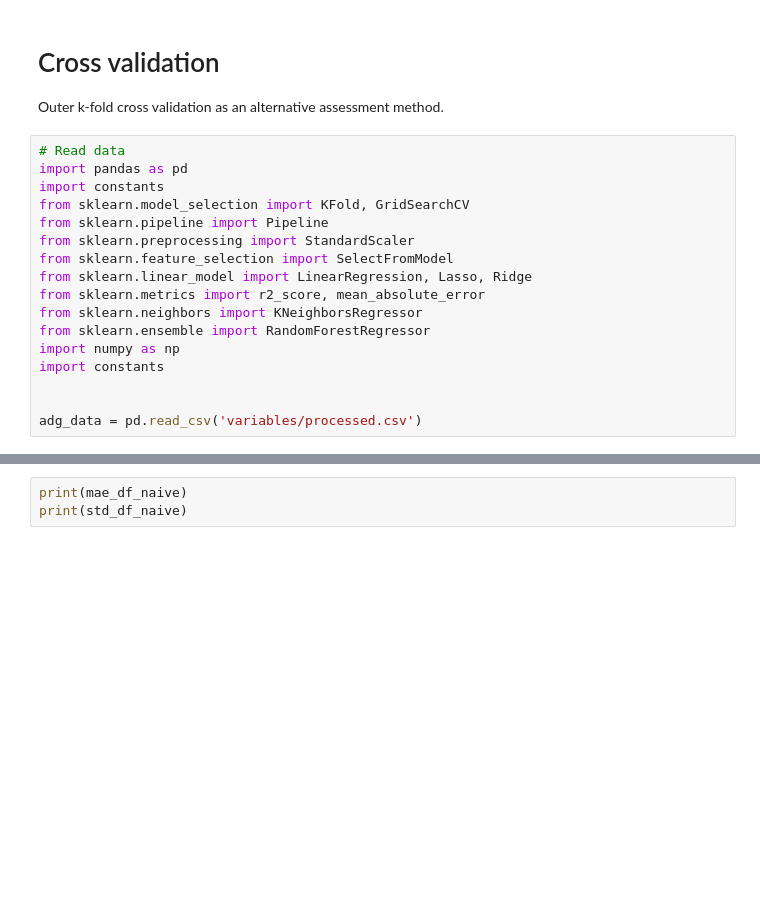
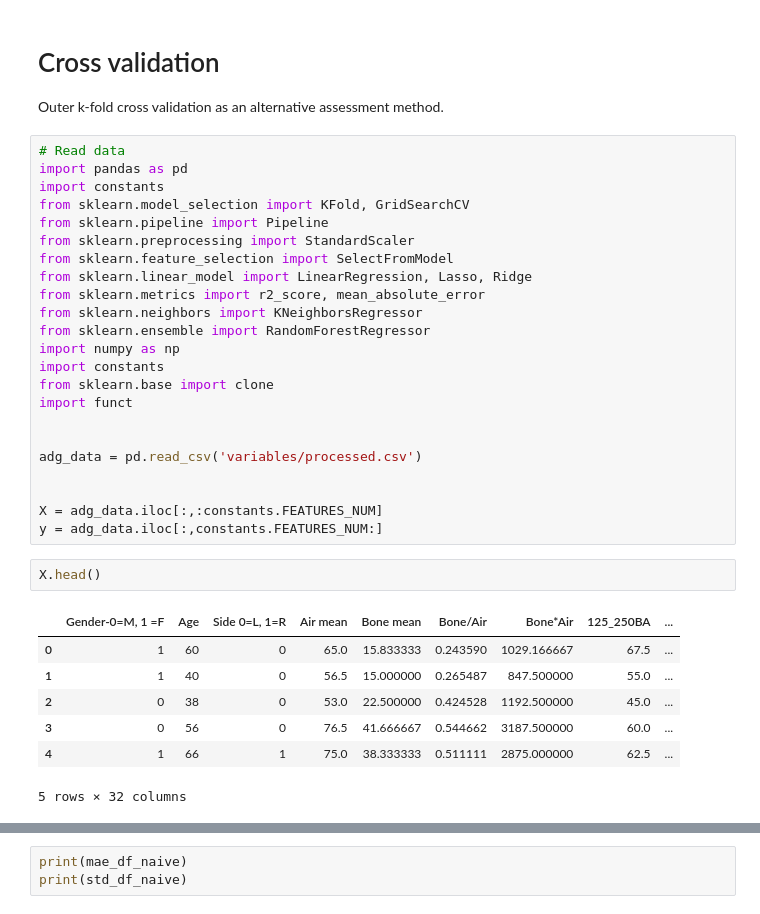
Before and after one commit to vrebol/stapedotomy-prediction-code, a Jupyter notebook: 01crossvalidation.ipynb, the cells around one changed output, grey strips where cells are left out. Drawn from its saved outputs; the diff is of its cells as text; blank space fills up the shorter version.

```diff
--- a/01crossvalidation.ipynb
+++ b/01crossvalidation.ipynb
@@ -16,9 +16,25 @@ from sklearn.neighbors import KNeighborsRegressor
 from sklearn.ensemble import RandomForestRegressor
 import numpy as np
 import constants
+from sklearn.base import clone
+import funct
 
 
 adg_data = pd.read_csv('variables/processed.csv')
+
+
+X = adg_data.iloc[:,:constants.FEATURES_NUM]
+y = adg_data.iloc[:,constants.FEATURES_NUM:]
+# %%
+X.head()
+# %% [output]
+|  | Gender-0=M, 1 =F | Age | Side 0=L, 1=R | Air mean | Bone mean | Bone/Air | Bone*Air | 125_250BA | ... |
+| 0 | 1 | 60 | 0 | 65.0 | 15.833333 | 0.243590 | 1029.166667 | 67.5 | ... |
+| 1 | 1 | 40 | 0 | 56.5 | 15.000000 | 0.265487 | 847.500000 | 55.0 | ... |
+| 2 | 0 | 38 | 0 | 53.0 | 22.500000 | 0.424528 | 1192.500000 | 45.0 | ... |
+| 3 | 0 | 56 | 0 | 76.5 | 41.666667 | 0.544662 | 3187.500000 | 60.0 | ... |
+| 4 | 1 | 66 | 1 | 75.0 | 38.333333 | 0.511111 | 2875.000000 | 62.5 | ... |
+5 rows × 32 columns
 # %%
 X = adg_data.iloc[:,:constants.FEATURES_NUM]
 y = adg_data.iloc[:,constants.FEATURES_NUM:]
```
Also changed, not shown: parts of 4 cells of this notebook, 6 other files.
